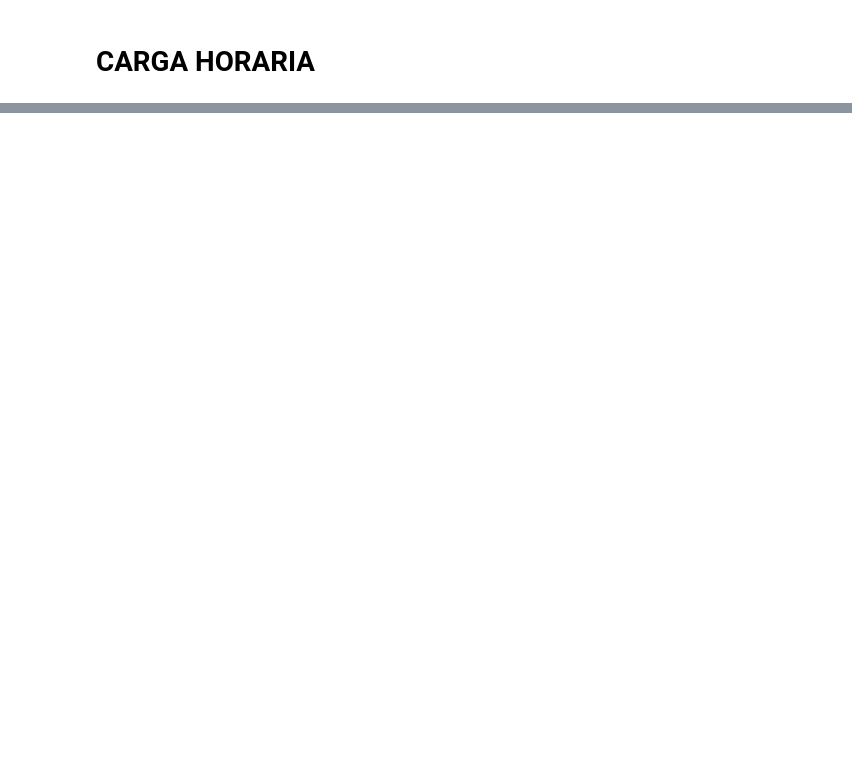
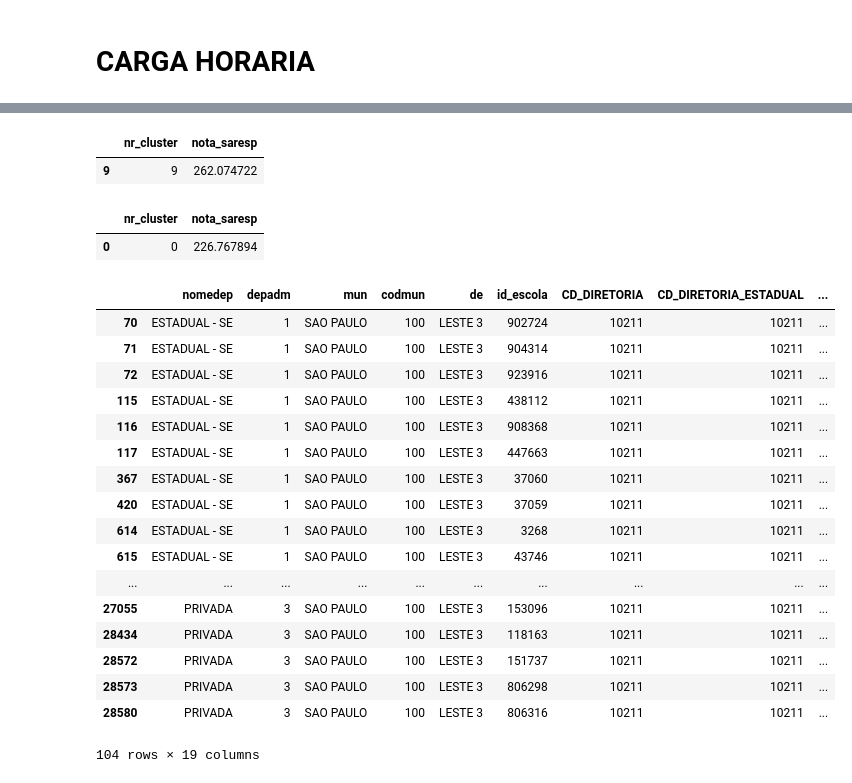
Before and after one commit to vultor33/DesafioSeduc, a Jupyter notebook: Avaliacao_escolas.ipynb, the cells around one changed output, grey strips where cells are left out. Drawn from its saved outputs; the diff is of its cells as text; code cells hidden in the pictures; blank space fills up the shorter version.

```diff
--- a/Avaliacao_escolas.ipynb
+++ b/Avaliacao_escolas.ipynb
@@ -88,4 +63,4 @@ end.head(3)
 # %%
 end = end.rename({'CD_ESCOLA': 'id_escola'}, axis=1)
 end.id_escola = end.id_escola.astype(int)
-escolas_end = set(end.id_escola)
+end = end.drop_duplicates(subset='id_escola')
@@ -344,0 +331,31 @@ classes.head(10)
+# %%
+por_cluster[por_cluster.nota_saresp == por_cluster.nota_saresp.max()]
+# %% [output]
+|  | nr_cluster | nota_saresp |
+| 9 | 9 | 262.074722 |
+# %%
+por_cluster[por_cluster.nota_saresp == por_cluster.nota_saresp.min()]
+# %% [output]
+|  | nr_cluster | nota_saresp |
+| 0 | 0 | 226.767894 |
+# %%
+end[end.CD_DIRETORIA == '10211']
+# %% [output]
+|  | nomedep | depadm | mun | codmun | de | id_escola | CD_DIRETORIA | CD_DIRETORIA_ESTADUAL | ... |
+| 70 | ESTADUAL - SE | 1 | SAO PAULO | 100 | LESTE 3 | 902724 | 10211 | 10211 | ... |
+| 71 | ESTADUAL - SE | 1 | SAO PAULO | 100 | LESTE 3 | 904314 | 10211 | 10211 | ... |
+| 72 | ESTADUAL - SE | 1 | SAO PAULO | 100 | LESTE 3 | 923916 | 10211 | 10211 | ... |
+| 115 | ESTADUAL - SE | 1 | SAO PAULO | 100 | LESTE 3 | 438112 | 10211 | 10211 | ... |
+| 116 | ESTADUAL - SE | 1 | SAO PAULO | 100 | LESTE 3 | 908368 | 10211 | 10211 | ... |
+| 117 | ESTADUAL - SE | 1 | SAO PAULO | 100 | LESTE 3 | 447663 | 10211 | 10211 | ... |
+| 367 | ESTADUAL - SE | 1 | SAO PAULO | 100 | LESTE 3 | 37060 | 10211 | 10211 | ... |
+| 420 | ESTADUAL - SE | 1 | SAO PAULO | 100 | LESTE 3 | 37059 | 10211 | 10211 | ... |
+| 614 | ESTADUAL - SE | 1 | SAO PAULO | 100 | LESTE 3 | 3268 | 10211 | 10211 | ... |
+| 615 | ESTADUAL - SE | 1 | SAO PAULO | 100 | LESTE 3 | 43746 | 10211 | 10211 | ... |
+| ... | ... | ... | ... | ... | ... | ... | ... | ... | ... |
+| 27055 | PRIVADA | 3 | SAO PAULO | 100 | LESTE 3 | 153096 | 10211 | 10211 | ... |
+| 28434 | PRIVADA | 3 | SAO PAULO | 100 | LESTE 3 | 118163 | 10211 | 10211 | ... |
+| 28572 | PRIVADA | 3 | SAO PAULO | 100 | LESTE 3 | 151737 | 10211 | 10211 | ... |
+| 28573 | PRIVADA | 3 | SAO PAULO | 100 | LESTE 3 | 806298 | 10211 | 10211 | ... |
+| 28580 | PRIVADA | 3 | SAO PAULO | 100 | LESTE 3 | 806316 | 10211 | 10211 | ... |
+104 rows × 19 columns
```
Also changed, not shown: parts of 94 cells of this notebook, 2 other files.
